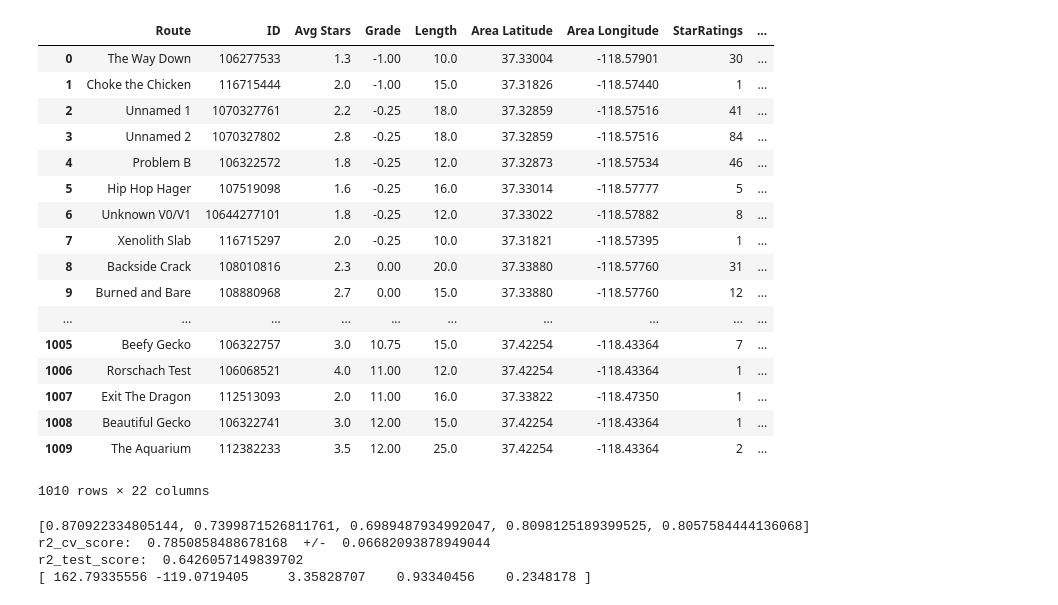
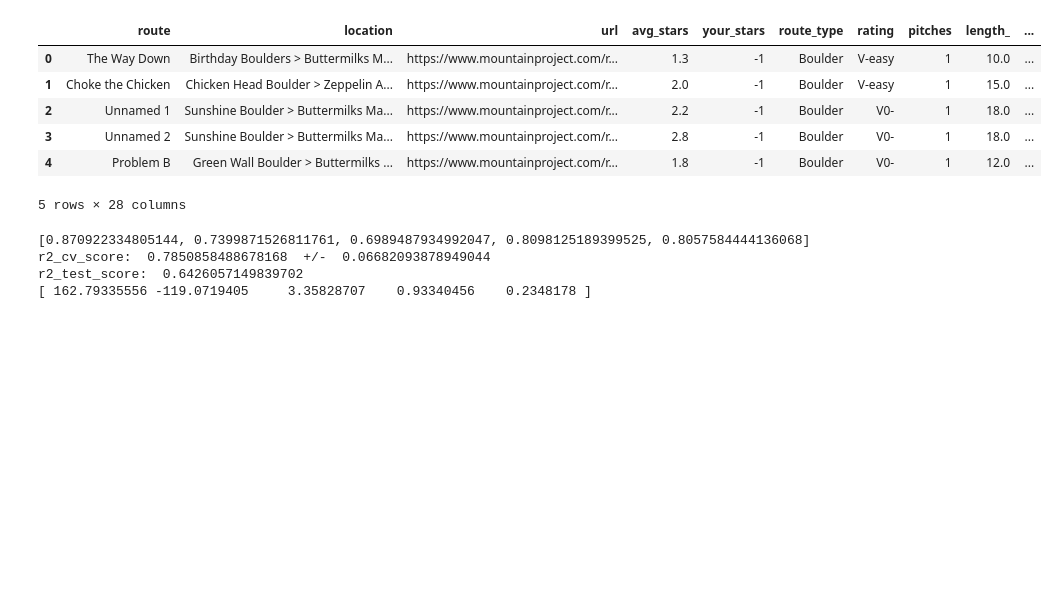
Before and after one commit to harrisonized/Predicting_Popularity_of_Rock_Climbs, a Jupyter notebook: linear-regression-ridge-lasso-and-elasticnet.ipynb, the cells around one changed output. Cells and saved outputs as stored; diff of their text form; code cells hidden in the pictures; blank space fills up the shorter version.

Commit message:
eliminated proc csv files

```diff
--- a/linear-regression-ridge-lasso-and-elasticnet.ipynb
+++ b/linear-regression-ridge-lasso-and-elasticnet.ipynb
@@ -16,27 +16,3 @@ import statsmodels.formula.api as smf
 from sklearn.model_selection import train_test_split, KFold
 from sklearn.preprocessing import StandardScaler
 from sklearn.linear_model import LinearRegression, Lasso, Ridge, lars_path, ElasticNet
-# %%
-#Imports
-data_df = pd.read_csv(r"data/processed-csv/bishop-proc-log-sqrt-df.csv")
-data_df = data_df.drop(columns = {"Unnamed: 0"}).dropna()
-data_df
-# %% [output]
-|  | Route | ID | Avg Stars | Grade | Length | Area Latitude | Area Longitude | StarRatings | ... |
-| 0 | The Way Down | 106277533 | 1.3 | -1.00 | 10.0 | 37.33004 | -118.57901 | 30 | ... |
-| 1 | Choke the Chicken | 116715444 | 2.0 | -1.00 | 15.0 | 37.31826 | -118.57440 | 1 | ... |
-| 2 | Unnamed 1 | 1070327761 | 2.2 | -0.25 | 18.0 | 37.32859 | -118.57516 | 41 | ... |
-| 3 | Unnamed 2 | 1070327802 | 2.8 | -0.25 | 18.0 | 37.32859 | -118.57516 | 84 | ... |
-| 4 | Problem B | 106322572 | 1.8 | -0.25 | 12.0 | 37.32873 | -118.57534 | 46 | ... |
-| 5 | Hip Hop Hager | 107519098 | 1.6 | -0.25 | 16.0 | 37.33014 | -118.57777 | 5 | ... |
-| 6 | Unknown V0/V1 | 10644277101 | 1.8 | -0.25 | 12.0 | 37.33022 | -118.57882 | 8 | ... |
-| 7 | Xenolith Slab | 116715297 | 2.0 | -0.25 | 10.0 | 37.31821 | -118.57395 | 1 | ... |
-| 8 | Backside Crack | 108010816 | 2.3 | 0.00 | 20.0 | 37.33880 | -118.57760 | 31 | ... |
-| 9 | Burned and Bare | 108880968 | 2.7 | 0.00 | 15.0 | 37.33880 | -118.57760 | 12 | ... |
-| ... | ... | ... | ... | ... | ... | ... | ... | ... | ... |
-| 1005 | Beefy Gecko | 106322757 | 3.0 | 10.75 | 15.0 | 37.42254 | -118.43364 | 7 | ... |
-| 1006 | Rorschach Test | 106068521 | 4.0 | 11.00 | 12.0 | 37.42254 | -118.43364 | 1 | ... |
-| 1007 | Exit The Dragon | 112513093 | 2.0 | 11.00 | 16.0 | 37.33822 | -118.47350 | 1 | ... |
-| 1008 | Beautiful Gecko | 106322741 | 3.0 | 12.00 | 15.0 | 37.42254 | -118.43364 | 1 | ... |
-| 1009 | The Aquarium | 112382233 | 3.5 | 12.00 | 25.0 | 37.42254 | -118.43364 | 2 | ... |
-1010 rows × 22 columns
@@ -43,3 +25,16 @@ data_df
+# %%
+# Concatenate and format
+bishop_df = buttermilks_df.append(druid_stones_df).append(happy_boulders_df).append(sad_boulders_df)
+data_df = bishop_df.dropna().reset_index(drop=True)
+data_df.head()
+# %% [output]
+|  | route | location | url | avg_stars | your_stars | route_type | rating | pitches | length_ | ... |
+| 0 | The Way Down | Birthday Boulders > Buttermilks M... | https://www.mountainproject.com/r... | 1.3 | -1 | Boulder | V-easy | 1 | 10.0 | ... |
+| 1 | Choke the Chicken | Chicken Head Boulder > Zeppelin A... | https://www.mountainproject.com/r... | 2.0 | -1 | Boulder | V-easy | 1 | 15.0 | ... |
+| 2 | Unnamed 1 | Sunshine Boulder > Buttermilks Ma... | https://www.mountainproject.com/r... | 2.2 | -1 | Boulder | V0- | 1 | 18.0 | ... |
+| 3 | Unnamed 2 | Sunshine Boulder > Buttermilks Ma... | https://www.mountainproject.com/r... | 2.8 | -1 | Boulder | V0- | 1 | 18.0 | ... |
+| 4 | Problem B | Green Wall Boulder > Buttermilks ... | https://www.mountainproject.com/r... | 1.8 | -1 | Boulder | V0- | 1 | 12.0 | ... |
+5 rows × 28 columns
 # %%
 # 5-Fold Cross-Validation
 kf = KFold(n_splits=5, shuffle=True, random_state = 72)
```
Also changed, not shown: parts of 9 cells of this notebook, 9 other files.
